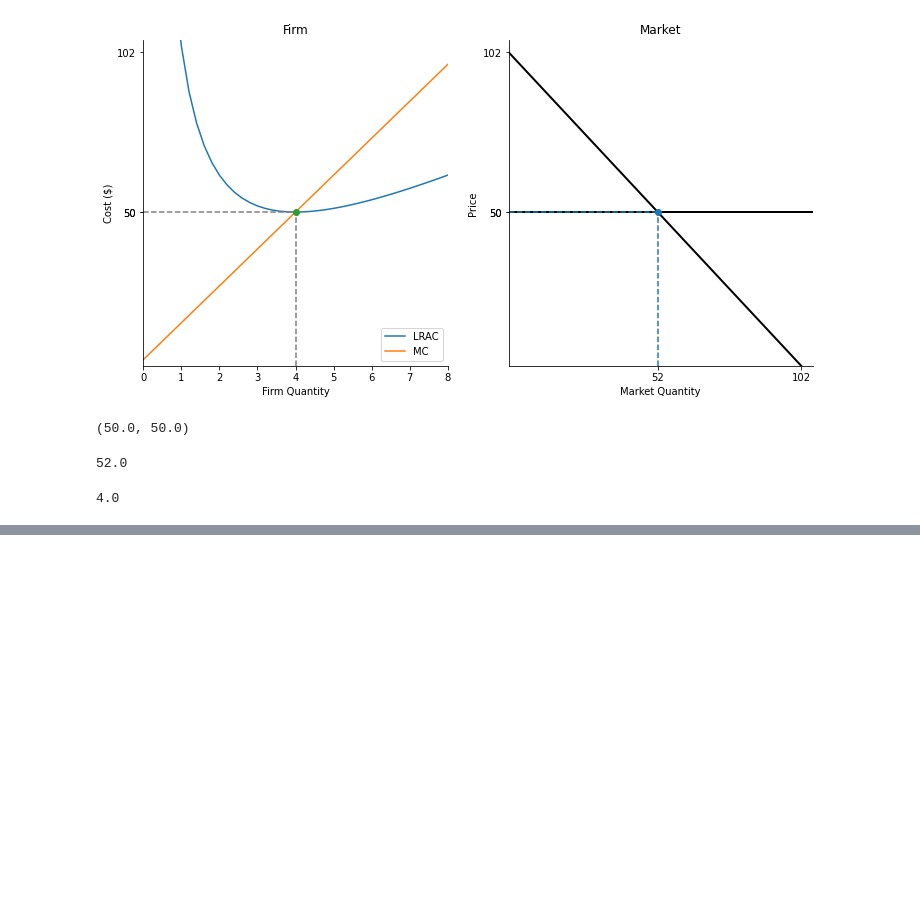
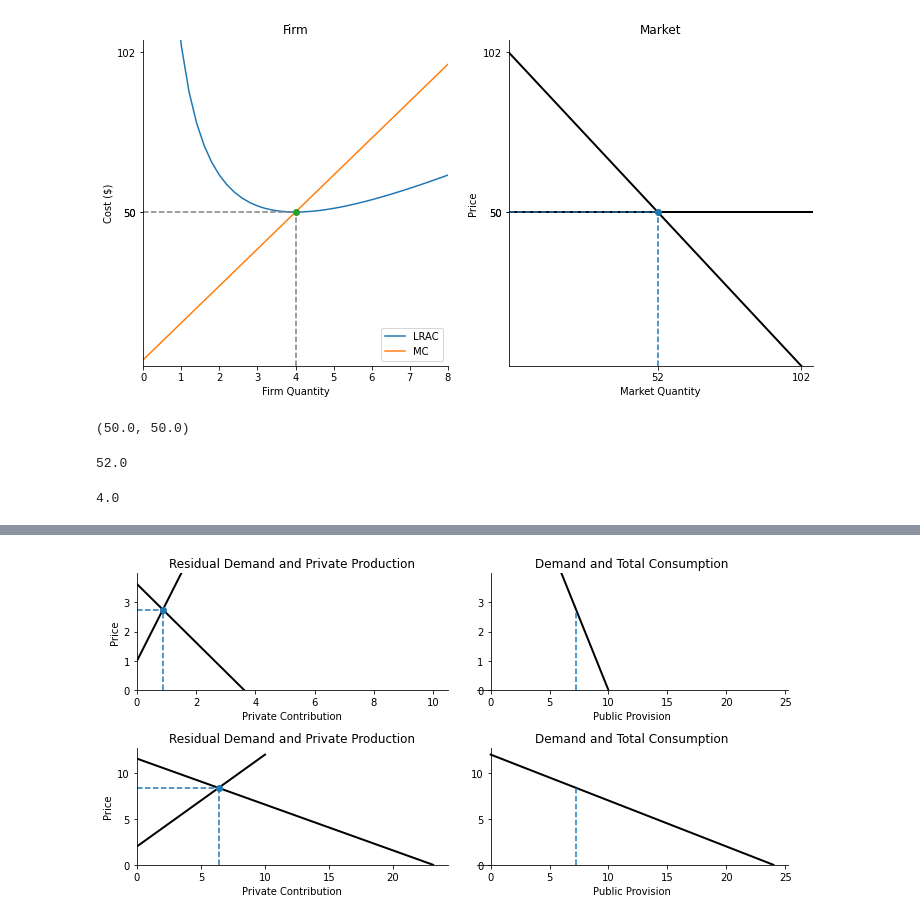
Before and after one commit to alexanderthclark/FreeRide, a Jupyter notebook: Econ 101 basics.ipynb, the cells around one changed output, grey strips where cells are left out. Saved outputs shown, nothing was run; the diff lists cells and outputs as text; code cells hidden in the pictures; blank space fills up the shorter version.

```diff
--- a/Econ 101 basics.ipynb
+++ b/Econ 101 basics.ipynb
@@ -151,0 +210,5 @@ lr_eq.n_firms
+# %%
+fig = plt.figure(figsize = (10,5))
+msb.private_outcome_residual_demand_plots([c1,c2], fig = fig)
+# %% [output]
+[figure, added]
```
Also changed, not shown: parts of 12 cells of this notebook.
